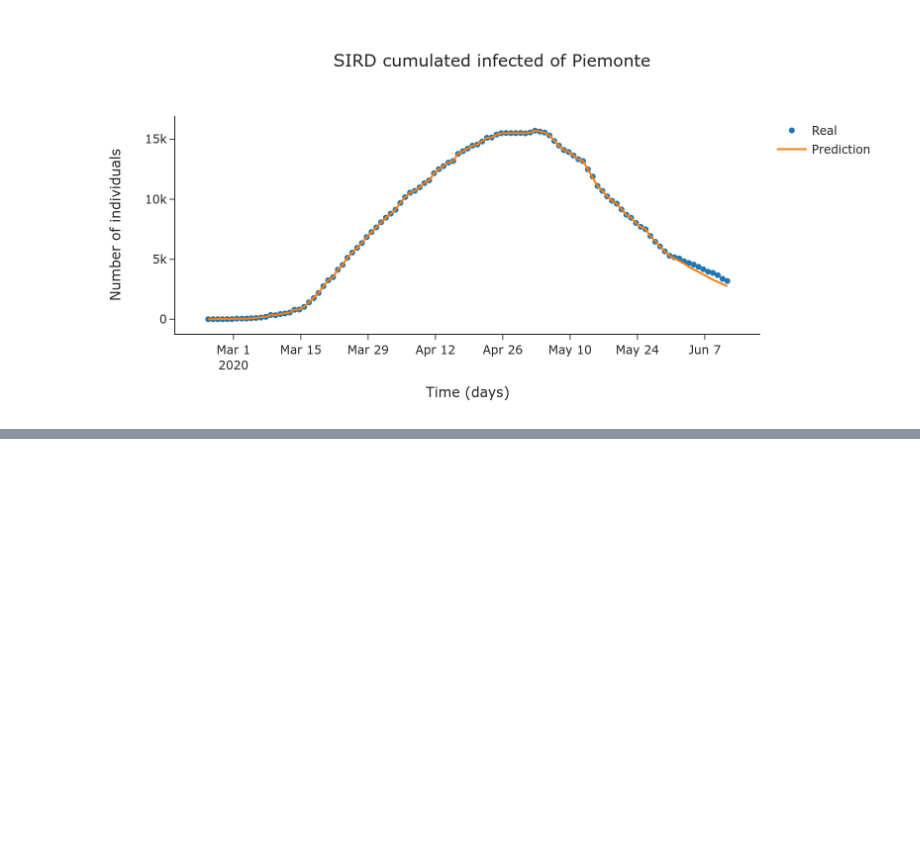
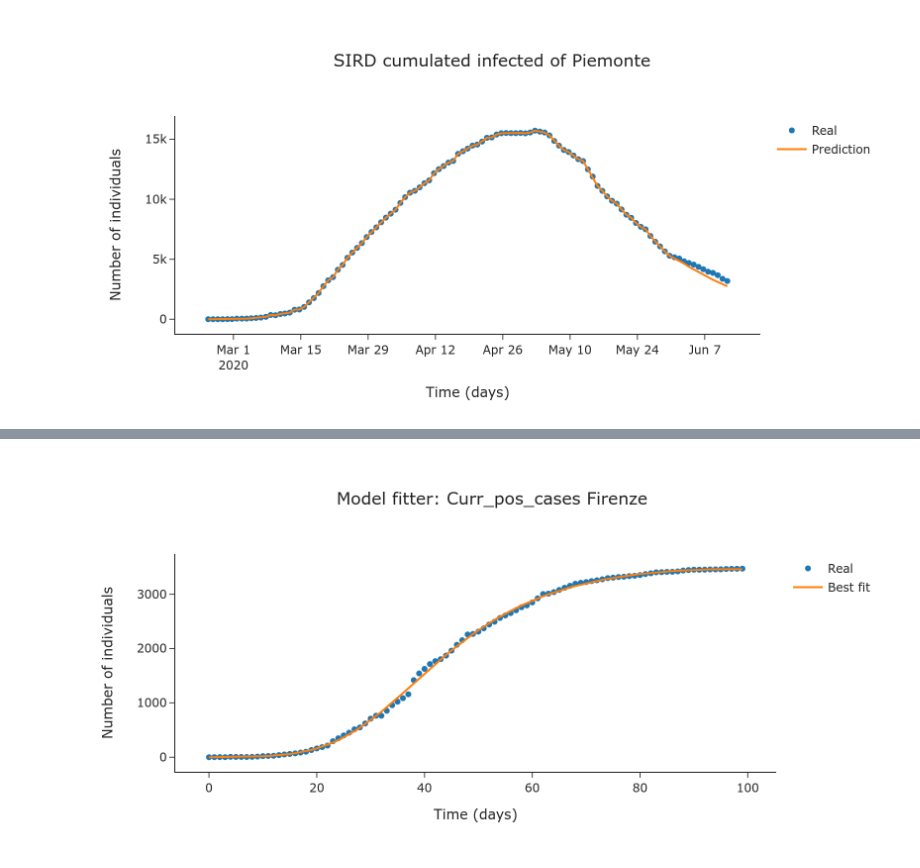
Before and after one commit to nicoloverardo/master-degree-thesis, a Jupyter notebook: notebooks/sird.ipynb, the cells around one changed output, grey strips where cells are left out. Cells and saved outputs as stored; diff of their text form; code cells hidden in the pictures; blank space fills up the shorter version.

```diff
--- a/notebooks/sird.ipynb
+++ b/notebooks/sird.ipynb
@@ -501,0 +474,2 @@ print(result.fit_report())
+# %%
+lmfit.fit_report(result)
@@ -706,0 +766,9 @@ general_plot(t=real_df['data'],
+# %%
+province = 'Firenze'
+compart = 'Curr_pos_cases'
+
+mod, params, y_data, x_data, days, N = get_model(province, compart, covidpro_df, pop_prov_df, outbreak_shift=0)
+# %%
+result = mod.fit(y_data, params, method="leastsq", x=x_data)
+# %%
+lmfit.report_fit(result)
@@ -706,0 +793,10 @@ general_plot(t=real_df['data'],
+# %%
+general_plot(t=x_data,
+             title='Model fitter: ' + compart + ' ' + province,
+             data=[result.data, result.best_fit],
+             names=['Real', 'Best fit'],
+             modes=['markers', 'lines'],
+             blend_legend=False,
+             output_image=True)
+# %% [output]
+[figure, added]
```
Also changed, not shown: parts of 26 cells of this notebook.
